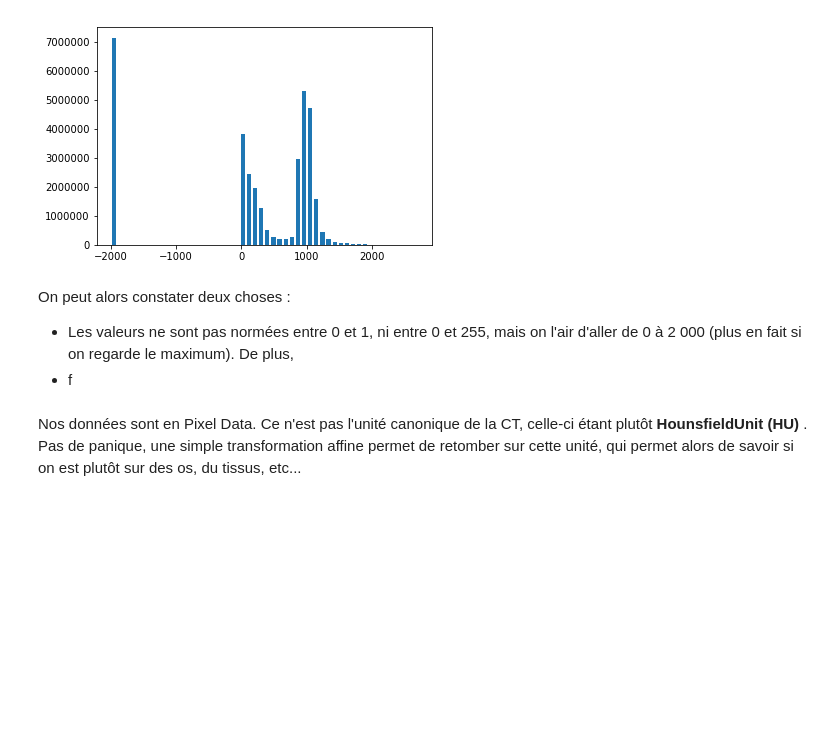
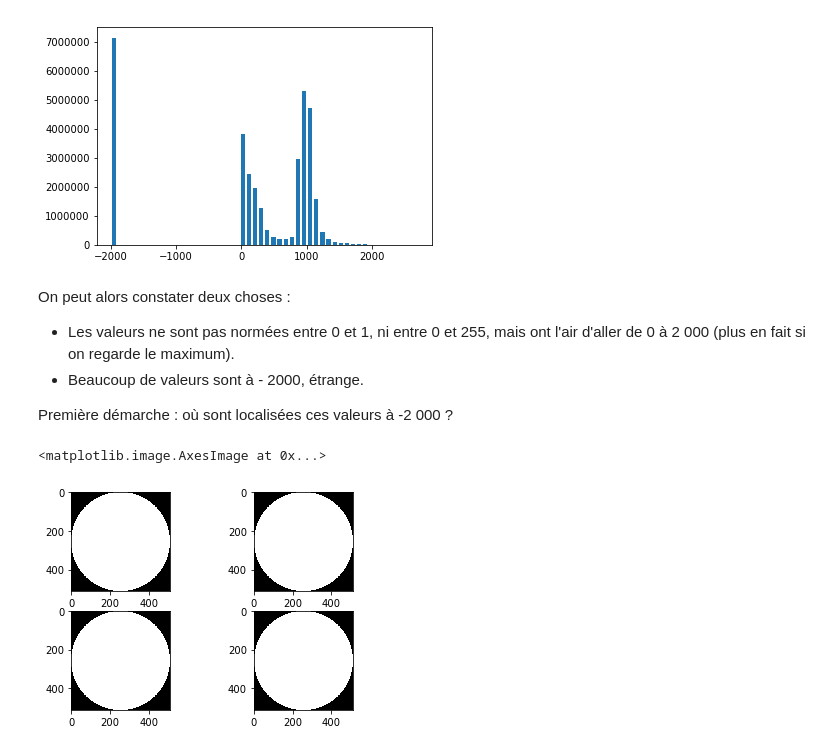
Before and after one commit to lucsoret/CEI, a Jupyter notebook: Python/Notebook/pre_processing.ipynb, the cells around one changed output. Drawn from its saved outputs; the diff is of its cells as text; code cells hidden in the pictures; blank space fills up the shorter version.

```diff
--- a/Python/Notebook/pre_processing.ipynb
+++ b/Python/Notebook/pre_processing.ipynb
@@ -16,7 +20,7 @@ def load_scan(path):
     slices = [dicom.read_file(path + '/' + s) for s in os.listdir(path)]
     return slices
 # %%
-first_patient_path = os.path.join(INPUT_FOLDER,patients[1])
+first_patient_path = os.path.join(INPUT_FOLDER,patients[0])
 first_patient = load_scan(first_patient_path)
 total_images = os.listdir(first_patient_path)
 
@@ -71,7 +74,36 @@ plt.show()
 # %% [markdown]
 On peut alors constater deux choses :
 
-- Les valeurs ne sont pas normées entre 0 et 1, ni entre 0 et 255, mais on l'air d'aller de 0 à 2 000 (plus en fait si on regarde le maximum). De plus,
-- f
+- Les valeurs ne sont pas normées entre 0 et 1, ni entre 0 et 255, mais ont l'air d'aller de 0 à 2 000 (plus en fait si on regarde le maximum).
+- Beaucoup de valeurs sont à - 2000, étrange.
+
+Première démarche : où sont localisées ces valeurs à -2 000 ?
-# %% [markdown]
-Nos données sont en Pixel Data. Ce n'est pas l'unité canonique de la CT, celle-ci étant plutôt __HounsfieldUnit (HU)__ . Pas de panique, une simple transformation affine permet de retomber sur cette unité, qui permet alors de savoir si on est plutôt sur des os, du tissus, etc...
+# %%
+#Le but ici va être de visualiser les -2 000, on va avoir une démarche simple :
+#on crée une copie de notre tenseur d'image, on met un 0 là où y'a des -2000, un 1 sinon
+import numpy as np
+import matplotlib.pyplot as plt
+import matplotlib.cm as cm
+
+nrows, ncols = 512,512
+
+bool_image = (image==-2000)
+bool_image = (bool_image + 1 - 1)
+
+bool_image_1 = bool_image[0,:,:]
+bool_image_2 = bool_image[24,:,:]
+bool_image_3 = bool_image[49,:,:]
+bool_image_4 = bool_image[124,:,:]
+
+
+plt.subplot(221)
+plt.imshow(bool_image_1,cmap=cm.Greys)
+plt.subplot(222)
+plt.imshow(bool_image_2,cmap=cm.Greys)
+plt.subplot(223)
+plt.imshow(bool_image_3,cmap=cm.Greys)
+plt.subplot(224)
+plt.imshow(bool_image_4,cmap=cm.Greys)
+# %% [output]
+<matplotlib.image.AxesImage at 0x...>
+[figure, added]
```
Also changed, not shown: parts of 9 cells of this notebook.
